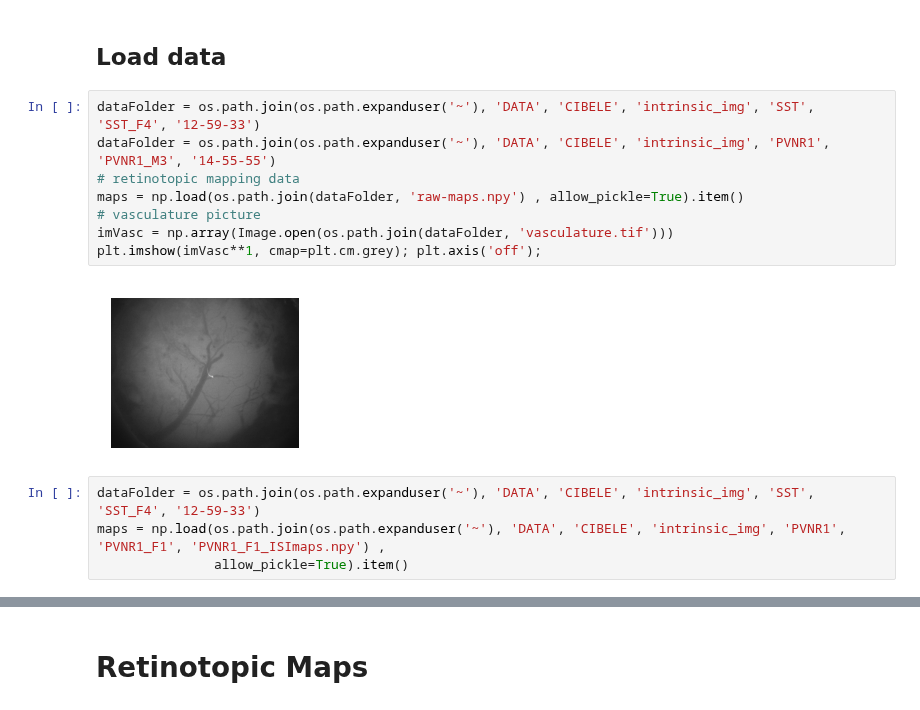
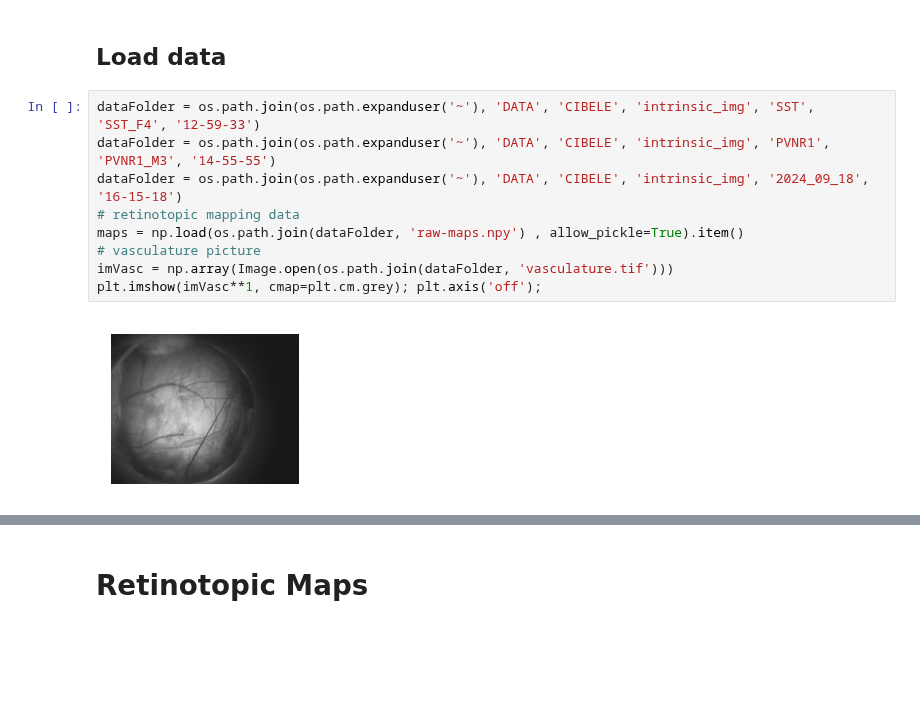
Before and after one commit to LauraGonzalez2000/Lab-notebook, a Jupyter notebook: notebooks/Visual-Areas-Segmentation.ipynb, the cells around one changed output, grey strips where cells are left out. Saved outputs shown, nothing was run; the diff lists cells and outputs as text; blank space fills up the shorter version.

Commit message:
notbook for visual maps

```diff
--- a/notebooks/Visual-Areas-Segmentation.ipynb
+++ b/notebooks/Visual-Areas-Segmentation.ipynb
@@ -23,14 +23,11 @@ from PIL import Image
 # %%
 dataFolder = os.path.join(os.path.expanduser('~'), 'DATA', 'CIBELE', 'intrinsic_img', 'SST', 'SST_F4', '12-59-33')
 dataFolder = os.path.join(os.path.expanduser('~'), 'DATA', 'CIBELE', 'intrinsic_img', 'PVNR1', 'PVNR1_M3', '14-55-55')
+dataFolder = os.path.join(os.path.expanduser('~'), 'DATA', 'CIBELE', 'intrinsic_img', '2024_09_18', '16-15-18')
 # retinotopic mapping data
 maps = np.load(os.path.join(dataFolder, 'raw-maps.npy') , allow_pickle=True).item()
 # vasculature picture
 imVasc = np.array(Image.open(os.path.join(dataFolder, 'vasculature.tif')))
 plt.imshow(imVasc**1, cmap=plt.cm.grey); plt.axis('off');
 # %% [output]
-[figure, old version]
+[figure, new version]
-# %%
-dataFolder = os.path.join(os.path.expanduser('~'), 'DATA', 'CIBELE', 'intrinsic_img', 'SST', 'SST_F4', '12-59-33')
-maps = np.load(os.path.join(os.path.expanduser('~'), 'DATA', 'CIBELE', 'intrinsic_img', 'PVNR1', 'PVNR1_F1', 'PVNR1_F1_ISImaps.npy') ,
-               allow_pickle=True).item()
```
Also changed, not shown: parts of 10 cells of this notebook, 1 other file.
